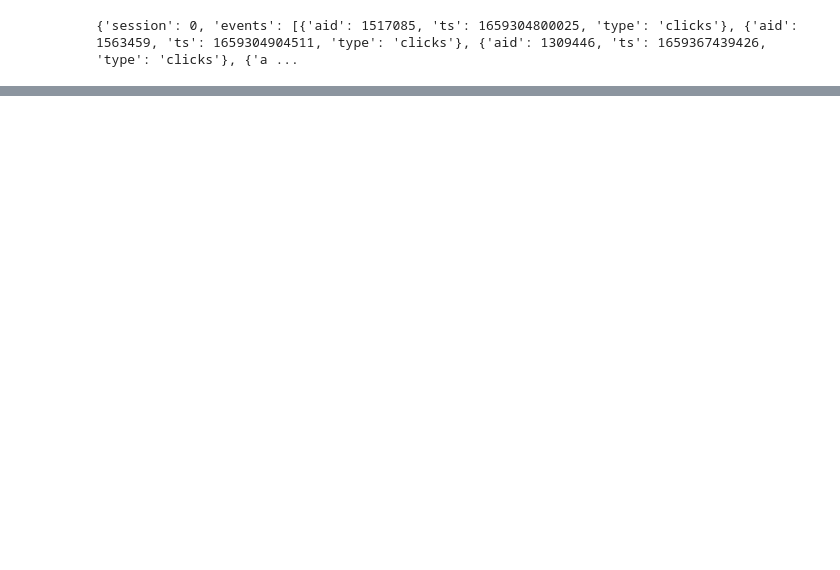
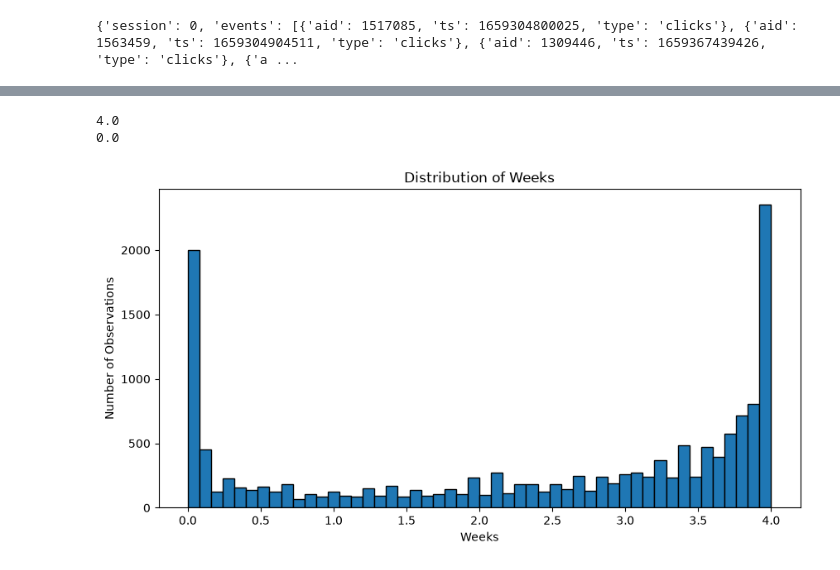
Before and after one commit to harrisonfunk2/shopping_behavior, a Jupyter notebook: notebooks/exploratory_1.ipynb, the cells around one changed output, grey strips where cells are left out. Cells and saved outputs as stored; diff of their text form; code cells hidden in the pictures; blank space fills up the shorter version.

Commit message:
added plot

```diff
--- a/notebooks/exploratory_1.ipynb
+++ b/notebooks/exploratory_1.ipynb
@@ -152,0 +122,18 @@ df2
+# %%
+print(max(df['weeks']))
+print(min(df['weeks']))
+# %% [output]
+4.0
+0.0
+# %%
+plt.figure(figsize=(10, 5))
+
+plt.hist(df['weeks'], bins=50, edgecolor='black')
+
+plt.xlabel('Weeks')
+plt.ylabel('Number of Observations')
+plt.title('Distribution of Weeks')
+
+plt.show()
+# %% [output]
+[figure, added]
```
Also changed, not shown: parts of 9 cells of this notebook.
